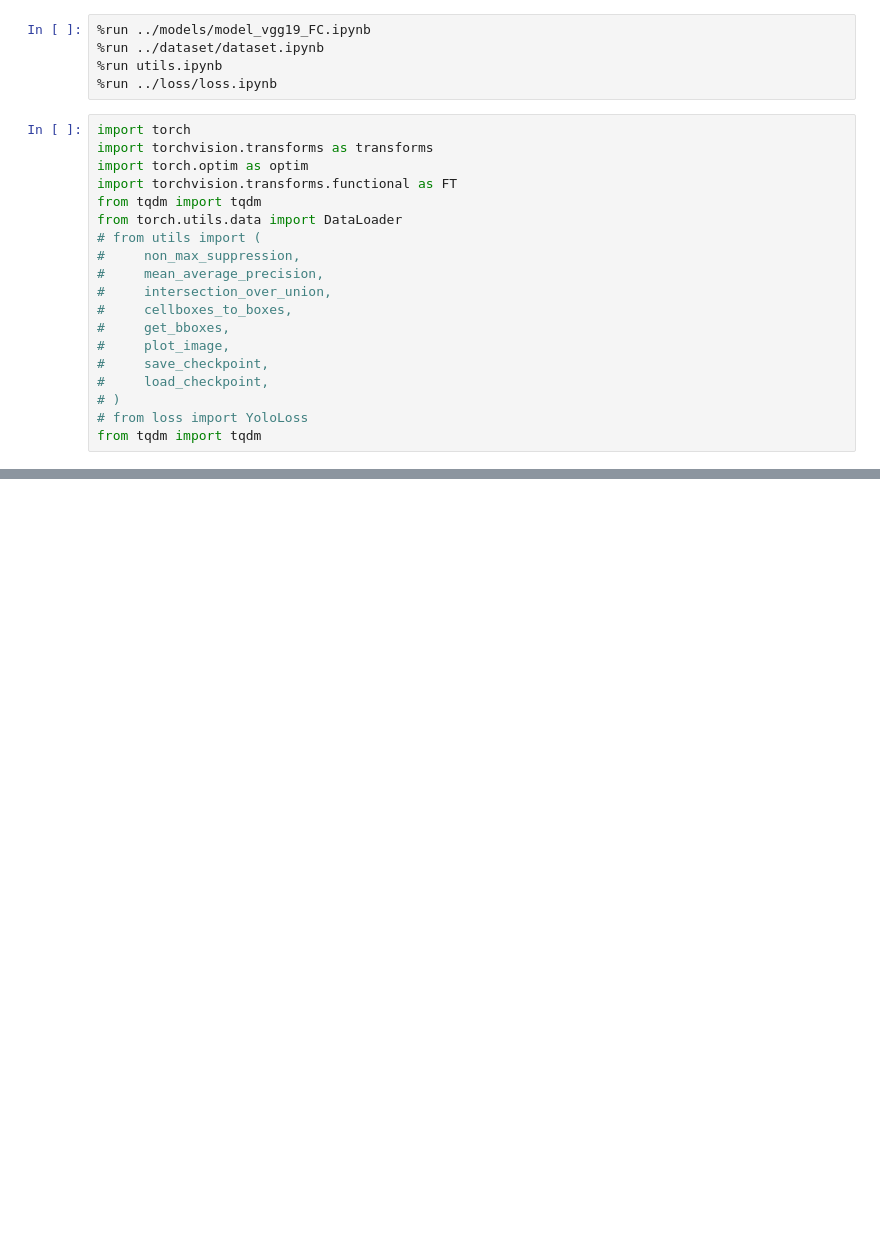
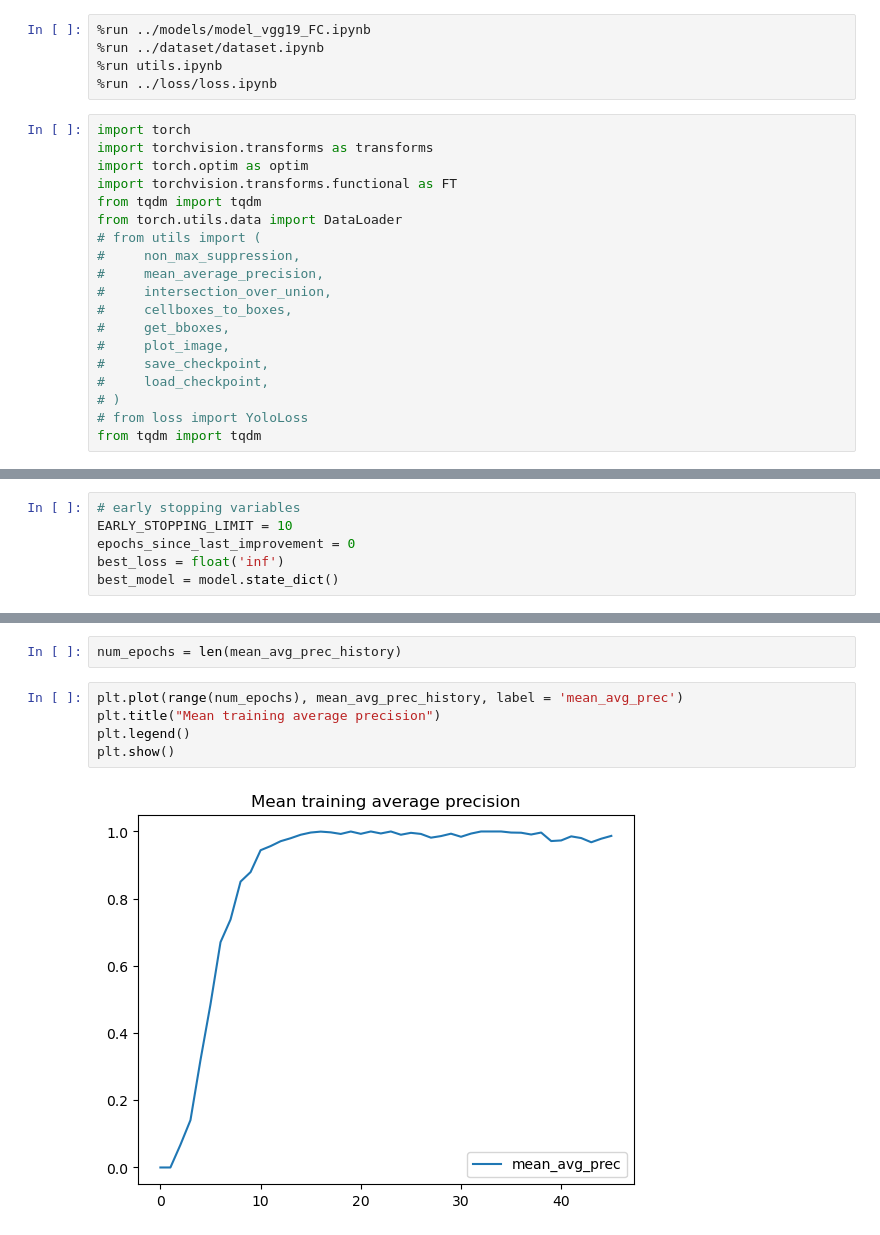
Before and after one commit to andricmitrovic/YOLO-object-detection, a Jupyter notebook: train/train.ipynb, the cells around one changed output, grey strips where cells are left out. Saved outputs shown, nothing was run; the diff lists cells and outputs as text; blank space fills up the shorter version.

Commit message:
Implemented model saving and plots

```diff
--- a/train/train.ipynb
+++ b/train/train.ipynb
@@ -41 +110,7 @@ LABEL_DIR = "../dataset/labels/"
+# %%
+# early stopping variables
+EARLY_STOPPING_LIMIT = 10
+epochs_since_last_improvement = 0
+best_loss = float('inf')
+best_model = model.state_dict()
 # %%
@@ -189,0 +170,9 @@ Train mAP: 0.9565093517303467
+# %%
+num_epochs = len(mean_avg_prec_history)
+# %%
+plt.plot(range(num_epochs), mean_avg_prec_history, label = 'mean_avg_prec')
+plt.title("Mean training average precision")
+plt.legend()
+plt.show()
+# %% [output]
+[figure, added]
```
Also changed, not shown: parts of 11 cells of this notebook, 1 other file.
